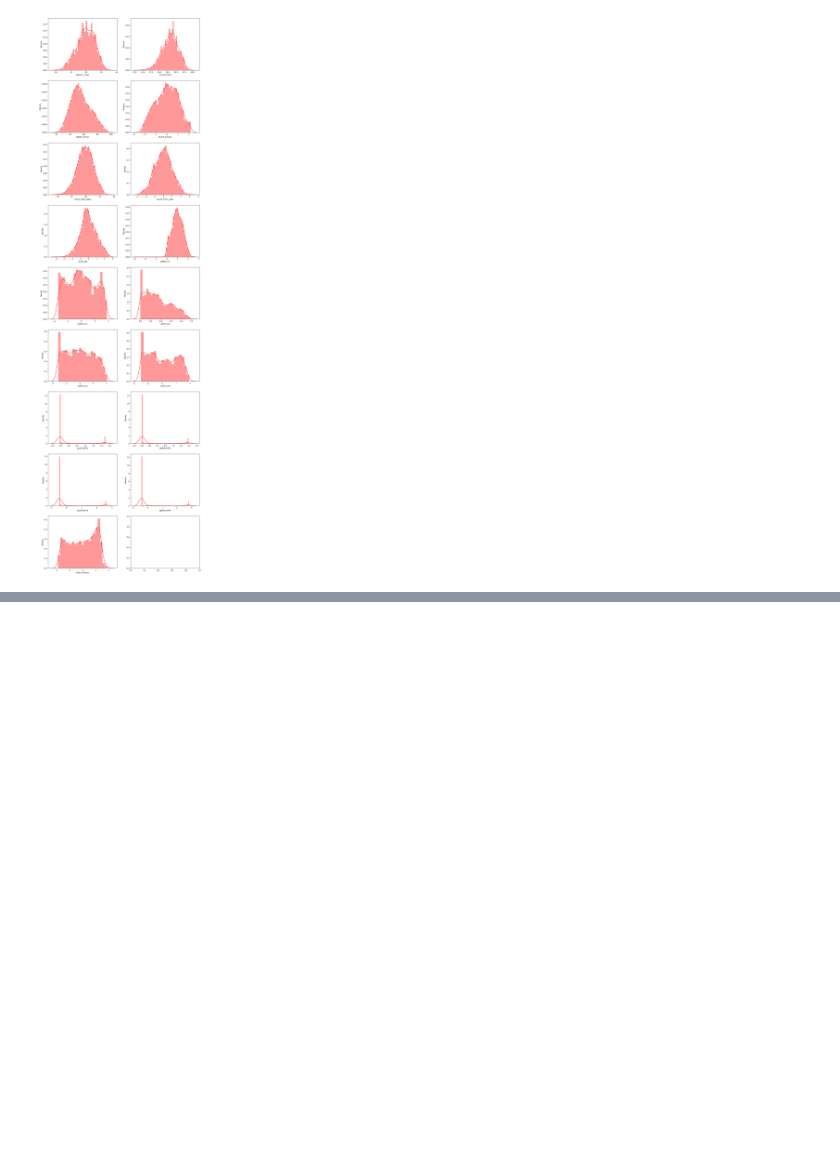
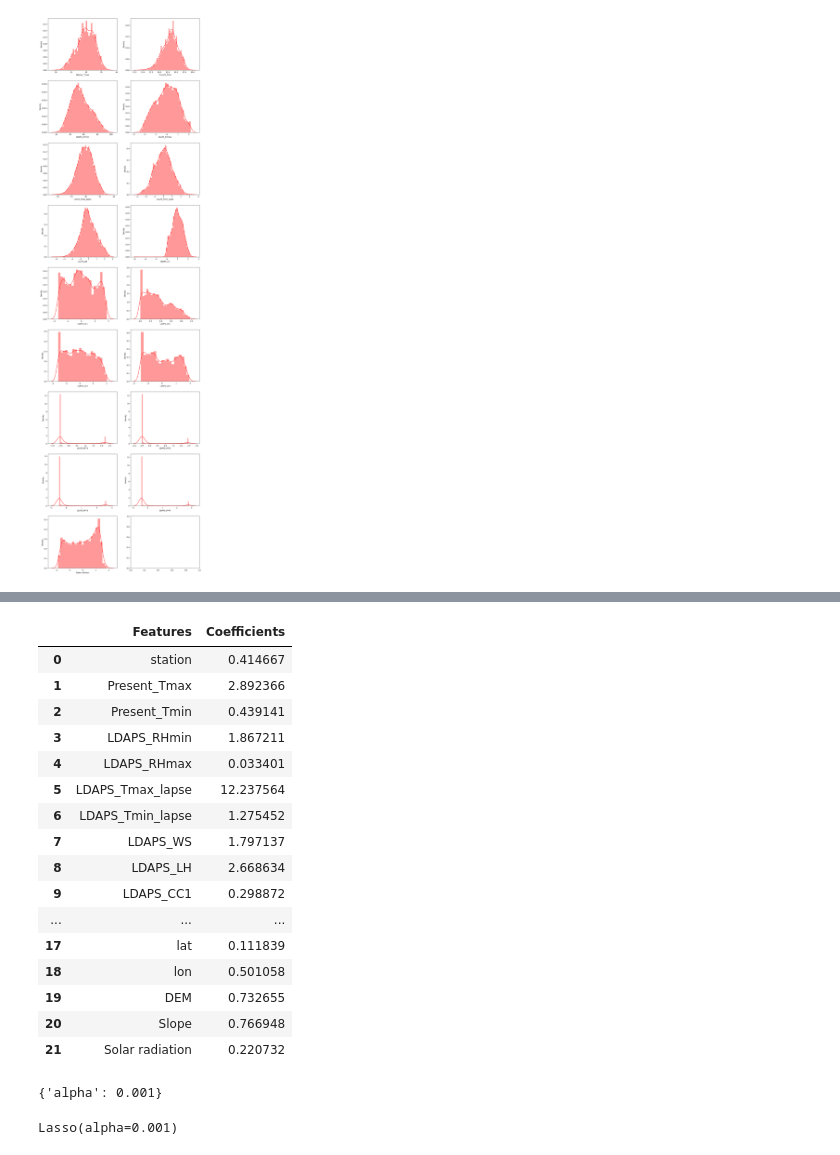
Before and after one commit to jaydip1235/Temperature-Forecast, a Jupyter notebook: temp-forecast.ipynb, the cells around one changed output, grey strips where cells are left out. Saved outputs shown, nothing was run; the diff lists cells and outputs as text; code cells hidden in the pictures; blank space fills up the shorter version.

```diff
--- a/temp-forecast.ipynb
+++ b/temp-forecast.ipynb
@@ -335,0 +447,38 @@ x=pd.DataFrame(xd,columns=x.columns)
+# %%
+importance = np.abs(m1.coef_)
+# %%
+dfcolumns = pd.DataFrame(x.columns)
+dfimp=pd.DataFrame(importance)
+featureScores = pd.concat([dfcolumns,dfimp],axis=1)
+featureScores.columns = ['Features','Coefficients']  #naming the dataframe columns
+featureScores
+# %% [output]
+|  | Features | Coefficients |
+| 0 | station | 0.414667 |
+| 1 | Present_Tmax | 2.892366 |
+| 2 | Present_Tmin | 0.439141 |
+| 3 | LDAPS_RHmin | 1.867211 |
+| 4 | LDAPS_RHmax | 0.033401 |
+| 5 | LDAPS_Tmax_lapse | 12.237564 |
+| 6 | LDAPS_Tmin_lapse | 1.275452 |
+| 7 | LDAPS_WS | 1.797137 |
+| 8 | LDAPS_LH | 2.668634 |
+| 9 | LDAPS_CC1 | 0.298872 |
+| ... | ... | ... |
+| 17 | lat | 0.111839 |
+| 18 | lon | 0.501058 |
+| 19 | DEM | 0.732655 |
+| 20 | Slope | 0.766948 |
+| 21 | Solar radiation | 0.220732 |
+# %%
+param_grid={'alpha':[1e-15,1e-10,1e-8,1e-5,1e-3,0.1,1,5,10,15,20,30,35,45,50,55,65,100,110,150,1000]}
+m1=GridSearchCV(Lasso(),param_grid,scoring='neg_mean_squared_error',cv=10)
+m1.fit(x,ymin)
+print(m1.best_params_)
+# %% [output]
+{'alpha': 0.001}
+# %%
+m1=Lasso(alpha=0.001)
+m1.fit(x,ymin)
+# %% [output]
+Lasso(alpha=0.001)
```
Also changed, not shown: parts of 45 cells of this notebook.
